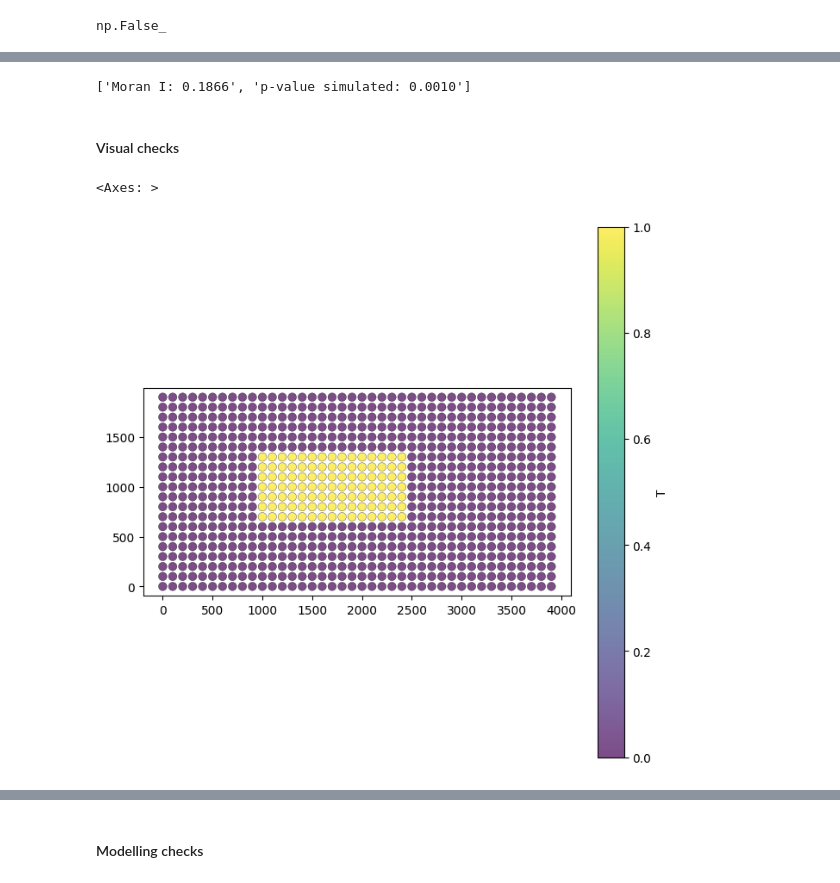
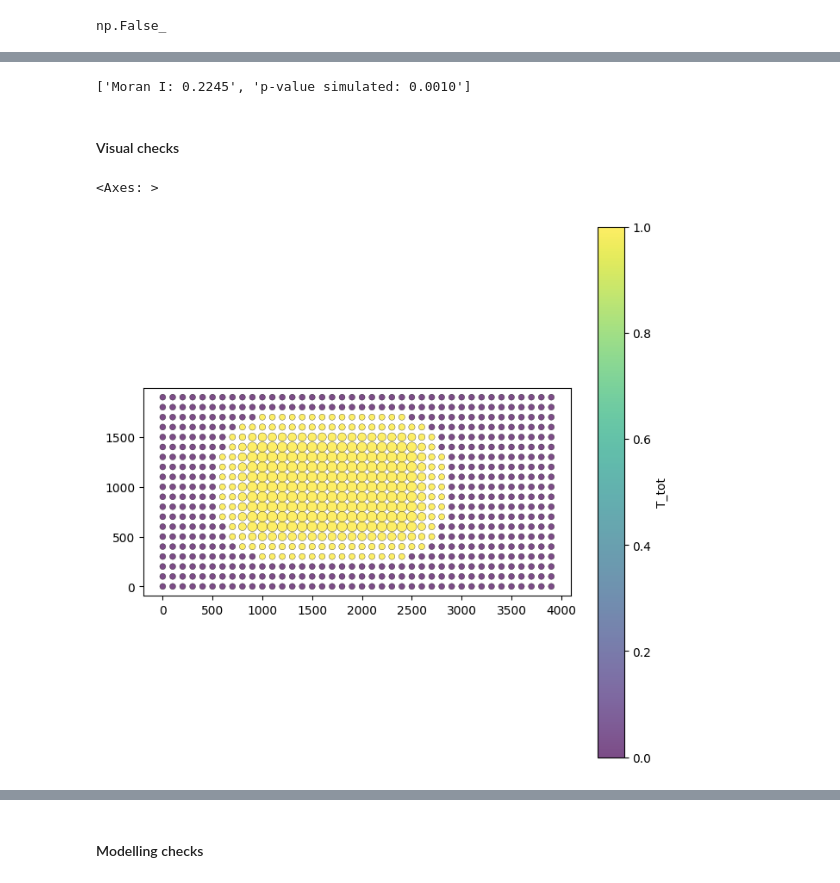
Before and after one commit to Andrew10MAIN/causal_ML_with_spilovers_of_treatment, a Jupyter notebook: 02_generating_data/simulated_data_generation.ipynb, the cells around one changed output, grey strips where cells are left out. Cells and saved outputs as stored; diff of their text form; code cells hidden in the pictures.

```diff
--- a/02_generating_data/simulated_data_generation.ipynb
+++ b/02_generating_data/simulated_data_generation.ipynb
@@ -51,3 +37,36 @@ gdf_output = return_spatial_geo_df(n_x = 40,
+# %%
+gdf_output = return_spatial_geo_df3(n_x = 40,
+    n_y = 20,
+    spacing = 100,
+
+    treated_scope_x_start = 10,
+    treated_scope_x_end = 24,
+    treated_scope_y_start = 7,
+    treated_scope_y_end = 13,
+
+    ATT_target = 1.5,
+
+    y_spatial_autocorelation_scope_x_start = 3,
+    y_spatial_autocorelation_scope_x_end = 25,
+    y_spatial_autocorelation_scope_y_start = 4,
+    y_spatial_autocorelation_scope_y_end = 11,
+
+    rho = 0.15,
+
+    spatial_confounder_scope_x_start = 12,
+    spatial_confounder_scope_x_end = 32,
+    spatial_confounder_scope_y_start = 2,
+    spatial_confounder_scope_y_end = 18,
+
+    lambda_cs = 0.2,
+    max_treatment_spillover_distance = 400,
+    logistic_distance_decay = True,
+
+    nonspatial_confounders_contribution_to_Y=1.0,
+    spatial_confounder_contribution_to_Y=0.7,
+
+    epsilon_distribution_mean = 0.025,
+    epsilon_distribution_standard_error = 0.2)
 # %% [markdown]
 #### Numerical checks
 # %%
@@ -98,15 +131,18 @@ W.transform = "R"
 moran_I_y= Moran(gdf_output['Y'], W)
 [f'Moran I: {moran_I_y.I:.4f}',  f'p-value simulated: {moran_I_y.p_sim:.4f}']
 # %% [output]
-['Moran I: 0.1866', 'p-value simulated: 0.0010']
+['Moran I: 0.2245', 'p-value simulated: 0.0010']
 # %% [markdown]
 #### Visual checks
+# %%
+gdf_output3 = gdf_output.copy()
+gdf_output3['spill2'] = gdf_output3['spill'] + 0.5
 # %%
-plot_gdf_points(gdf_output, #size_col='Y',
-    color_col='T')
+plot_gdf_points(gdf_output3, size_col='spill2',
+    color_col='T_tot')
 # %% [output]
 <Axes: >
-[figure, old version]
+[figure, new version]
 # %%
 plot_gdf_points(gdf_output, #size_col='Y',
     color_col='Y')
```
Also changed, not shown: parts of 24 cells of this notebook, 1 other file.
